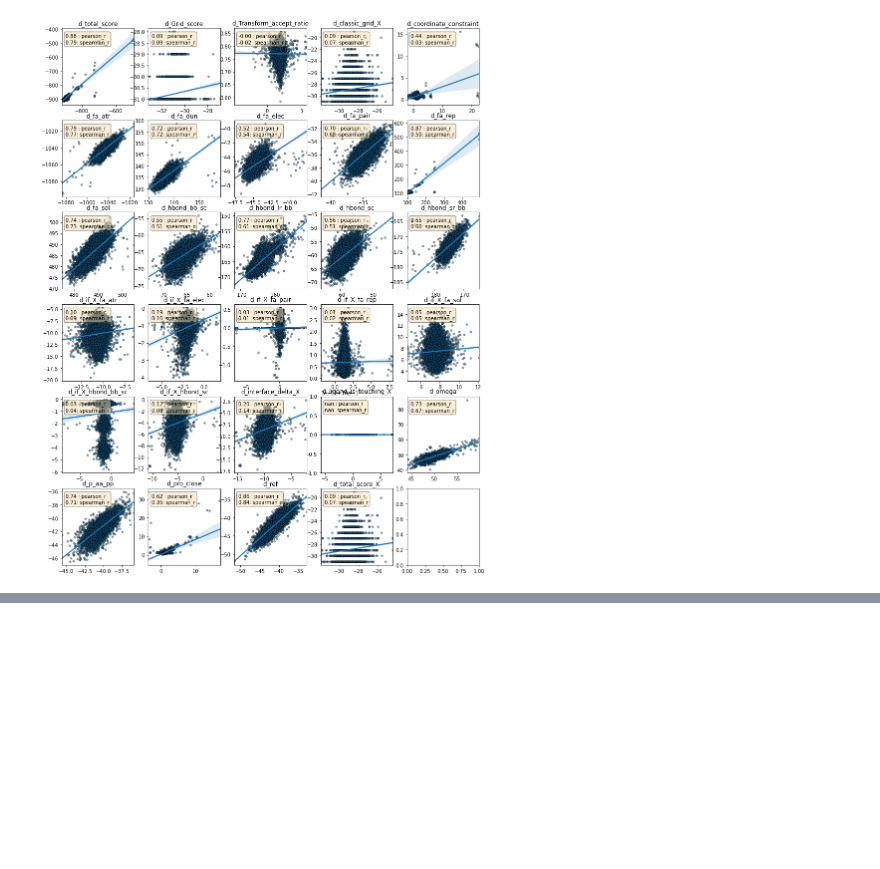
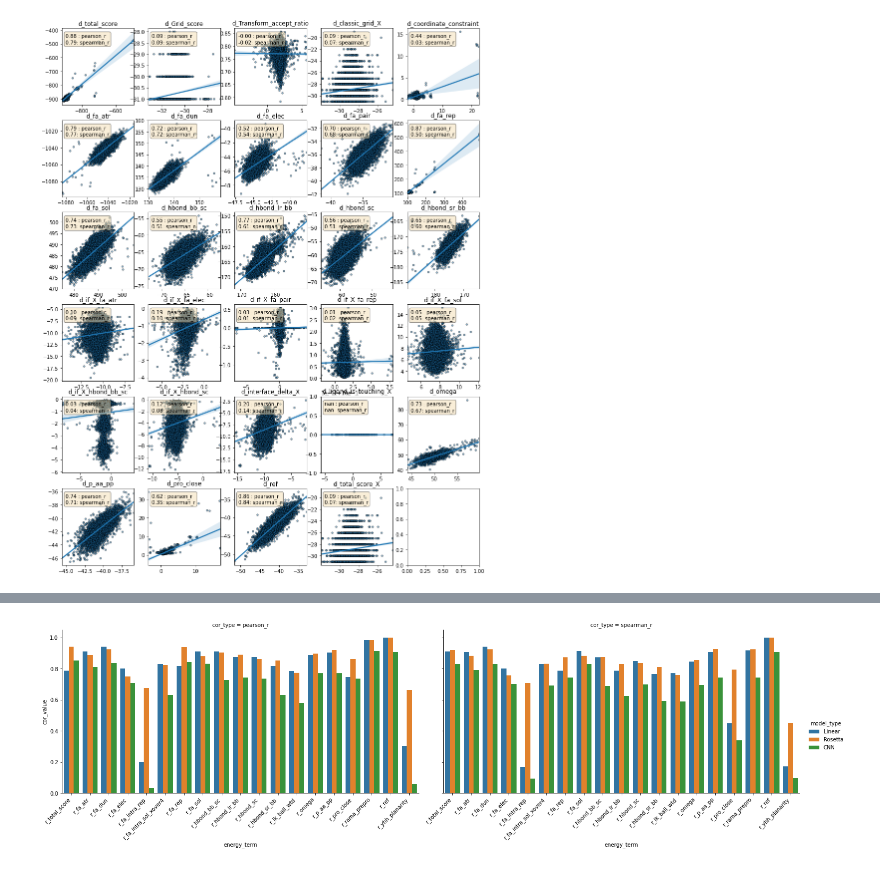
Before and after one commit to RomeroLab/sadx-latent-function, a Jupyter notebook: projects/Biochemical_Ordinal/scripts/nb_predict_rosetta_energies_summary.ipynb, the cells around one changed output, grey strips where cells are left out. Saved outputs shown, nothing was run; the diff lists cells and outputs as text; code cells hidden in the pictures; blank space fills up the shorter version.

Commit message:
Adding summary comparision of correlation scores

```diff
--- a/projects/Biochemical_Ordinal/scripts/nb_predict_rosetta_energies_summary.ipynb
+++ b/projects/Biochemical_Ordinal/scripts/nb_predict_rosetta_energies_summary.ipynb
@@ -91,3 +136,9 @@ plot_columns(column_names_to_plot=docking_column_names,
+# %%
+correlations = get_correlations_df(
+                    predictions = test2_predictions,
+                    values = retd["values"],
+                    model_type="Rosetta", embed_type="None")
+all_correlations.append(correlations)
 # %% [markdown]
 ## CNN
 
@@ -120,3 +171,8 @@ plot_columns(column_names_to_plot=docking_column_names,
     values=retd["values"])
 # %% [output]
 [figure]
+# %%
+correlations = get_correlations_df(predictions = retd["predictions"],
+                    values = retd["values"],
+                    model_type="CNN", embed_type=embed_type)
+all_correlations.append(correlations)
@@ -122,0 +181,8 @@ plot_columns(column_names_to_plot=docking_column_names,
+# %%
+all_cor_df = pd.concat(all_correlations)
+all_cor_df_melt = all_cor_df.melt(
+                    id_vars=["energy_term", "model_type", "embed_type"],
+                    var_name="cor_type", value_name="cor_value",
+                    value_vars=["pearson_r", "spearman_r"])
+# %%
+all_cor_df_melt["energy_type_relaxed"] = all_cor_df_melt.energy_term.isin(relaxed_column_names)
@@ -122,0 +198,10 @@ plot_columns(column_names_to_plot=docking_column_names,
+# %%
+g = sns.catplot(data=all_cor_df_melt[all_cor_df_melt.energy_type_relaxed],
+            x="energy_term", y="cor_value",
+            col="cor_type", hue="model_type", kind="bar", aspect=2)
+
+for ax in g.axes.flat:
+    ax.set_xticklabels(ax.get_xticklabels(), rotation=45, horizontalalignment='right')
+pass
+# %% [output]
+[figure, added]
```
Also changed, not shown: parts of 10 cells of this notebook.
